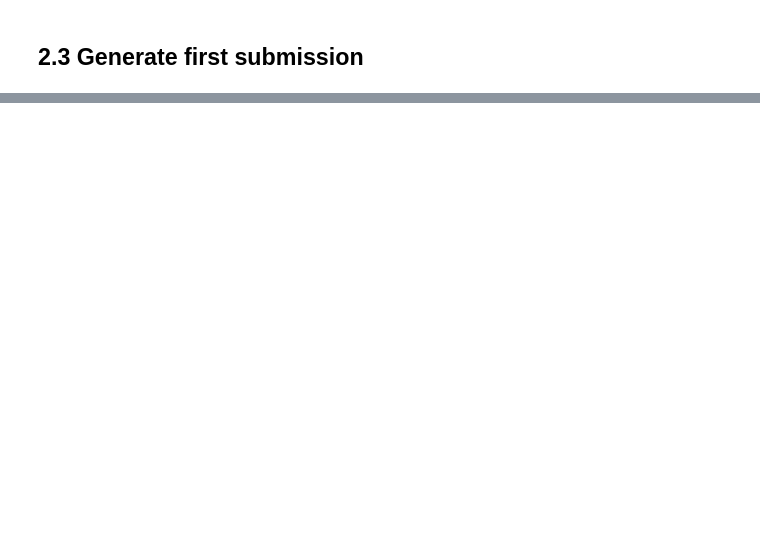
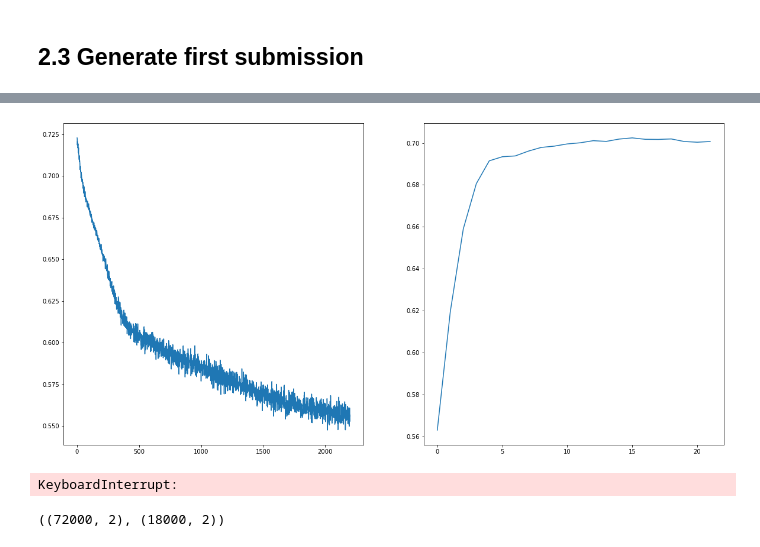
Before and after one commit to Sergey-Tkachenko/MachineLearningSeminars, a Jupyter notebook: hometask/hometask_kaggle/nn_pipeline.ipynb, the cells around one changed output, grey strips where cells are left out. Cells and saved outputs as stored; diff of their text form; code cells hidden in the pictures; blank space fills up the shorter version.

```diff
--- a/hometask/hometask_kaggle/nn_pipeline.ipynb
+++ b/hometask/hometask_kaggle/nn_pipeline.ipynb
@@ -328,0 +420,10 @@ def generate_submission(model, threshold=0.5):
+# %%
+black_net = Decoder("black_net", 200, 15, 5).to(device)
+black_optim = torch.optim.Adam(black_net.parameters(), lr=1e-4)
+
+train_model(black_net,
+            X_train_black, Y_train,
+            torch.nn.BCEWithLogitsLoss(), optimizer=black_optim,
+            n_epochs=100, batch_size=16384, batches_per_epoch=100,
+            x_val=X_val_black, y_val=Y_val)
+# %% [output]
@@ -328,0 +432,2 @@ def generate_submission(model, threshold=0.5):
+[figure, added]
+KeyboardInterrupt:
@@ -328,0 +440,11 @@ def generate_submission(model, threshold=0.5):
+# %%
+y_train = Y_train.numpy()
+y_val = Y_val.numpy()
+
+
+probas_train = np.hstack((white_probas_train, black_probas_train))
+probas_val = np.hstack((white_probas_val, black_probas_val))
+
+probas_train.shape,probas_val.shape
+# %% [output]
+((72000, 2), (18000, 2))
```
Also changed, not shown: parts of 24 cells of this notebook.
